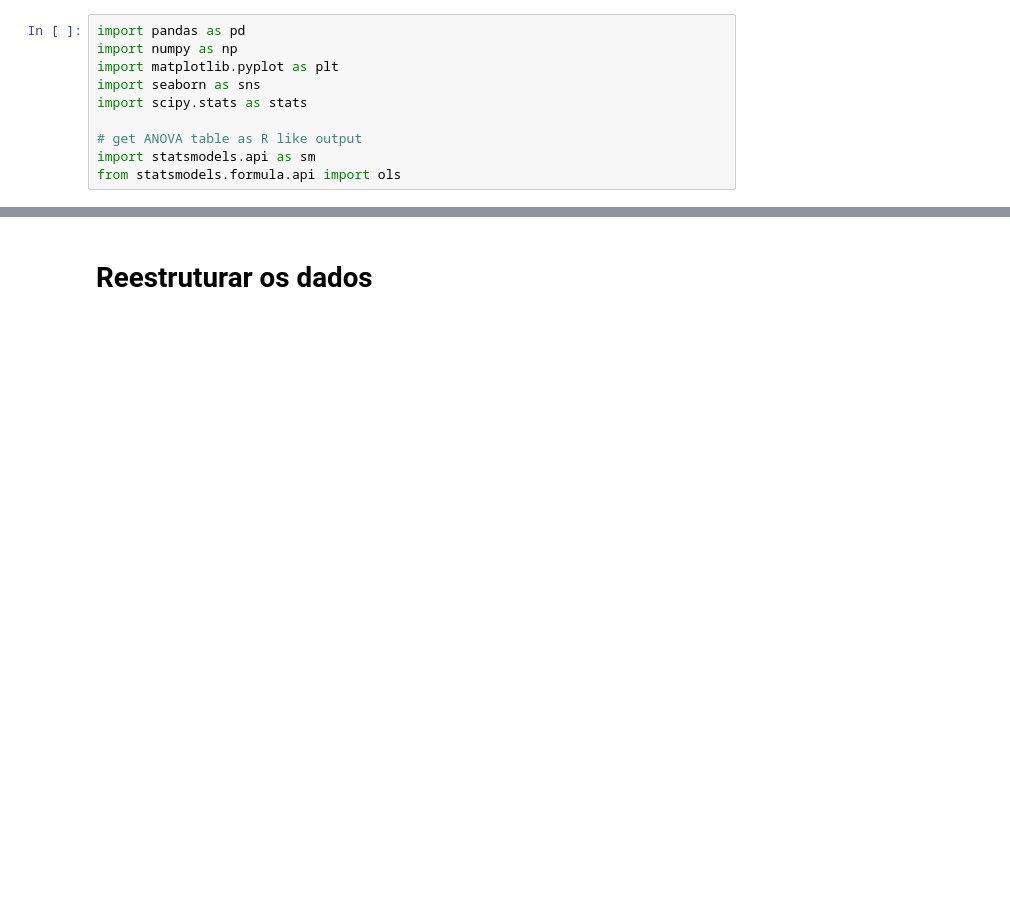
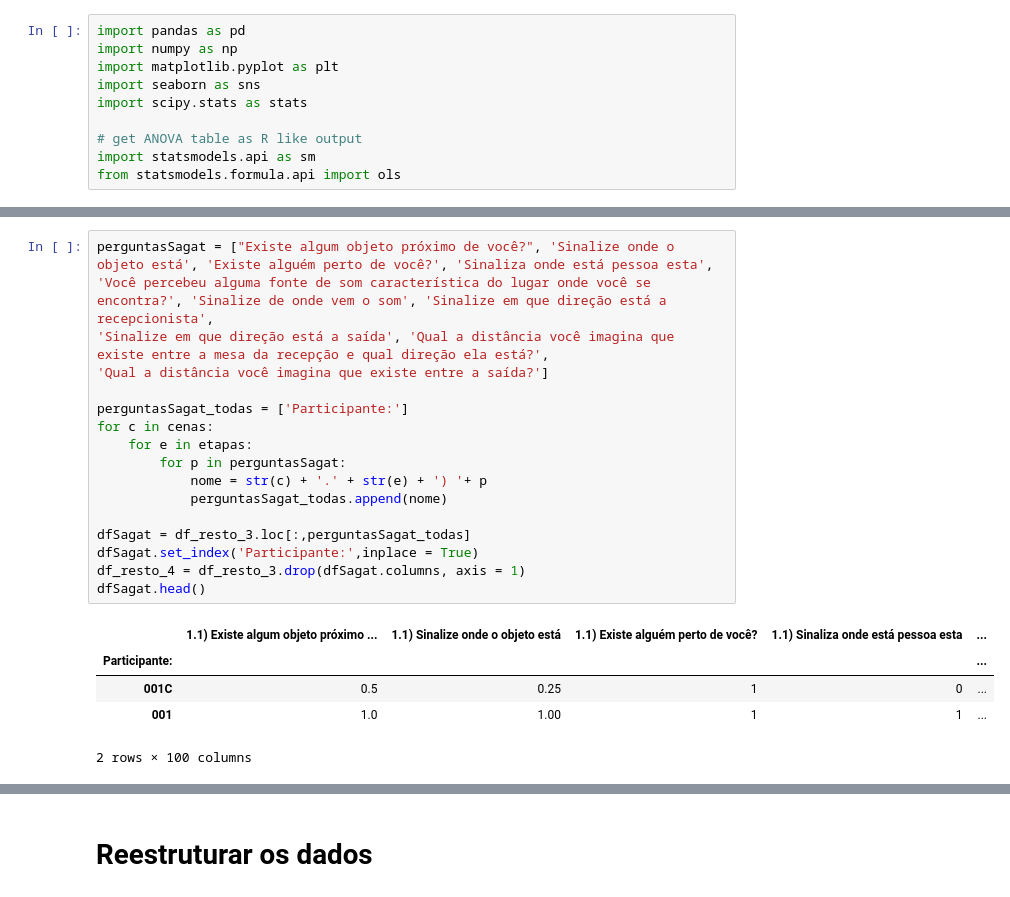
Before and after one commit to IvanRehder/resultados-pesquisa, a Jupyter notebook: Nasa-TLX/NASA.ipynb, the cells around one changed output, grey strips where cells are left out. Drawn from its saved outputs; the diff is of its cells as text; blank space fills up the shorter version.

```diff
--- a/Nasa-TLX/NASA.ipynb
+++ b/Nasa-TLX/NASA.ipynb
@@ -77,0 +43,23 @@ nasa_df
+# %%
+perguntasSagat = ["Existe algum objeto próximo de você?", 'Sinalize onde o objeto está', 'Existe alguém perto de você?', 'Sinaliza onde está pessoa esta',
+'Você percebeu alguma fonte de som característica do lugar onde você se encontra?', 'Sinalize de onde vem o som', 'Sinalize em que direção está a recepcionista',
+'Sinalize em que direção está a saída', 'Qual a distância você imagina que existe entre a mesa da recepção e qual direção ela está?',
+'Qual a distância você imagina que existe entre a saída?']
+
+perguntasSagat_todas = ['Participante:']
+for c in cenas:
+    for e in etapas:
+        for p in perguntasSagat:
+            nome = str(c) + '.' + str(e) + ') '+ p
+            perguntasSagat_todas.append(nome)
+
+dfSagat = df_resto_3.loc[:,perguntasSagat_todas]
+dfSagat.set_index('Participante:',inplace = True)
+df_resto_4 = df_resto_3.drop(dfSagat.columns, axis = 1)
+dfSagat.head()
+# %% [output]
+|  | 1.1) Existe algum objeto próximo ... | 1.1) Sinalize onde o objeto está | 1.1) Existe alguém perto de você? | 1.1) Sinaliza onde está pessoa esta | ... |
+| Participante: |  |  |  |  | ... |
+| 001C | 0.5 | 0.25 | 1 | 0 | ... |
+| 001 | 1.0 | 1.00 | 1 | 1 | ... |
+2 rows × 100 columns
```
Also changed, not shown: parts of 9 cells of this notebook, 2 other files.
